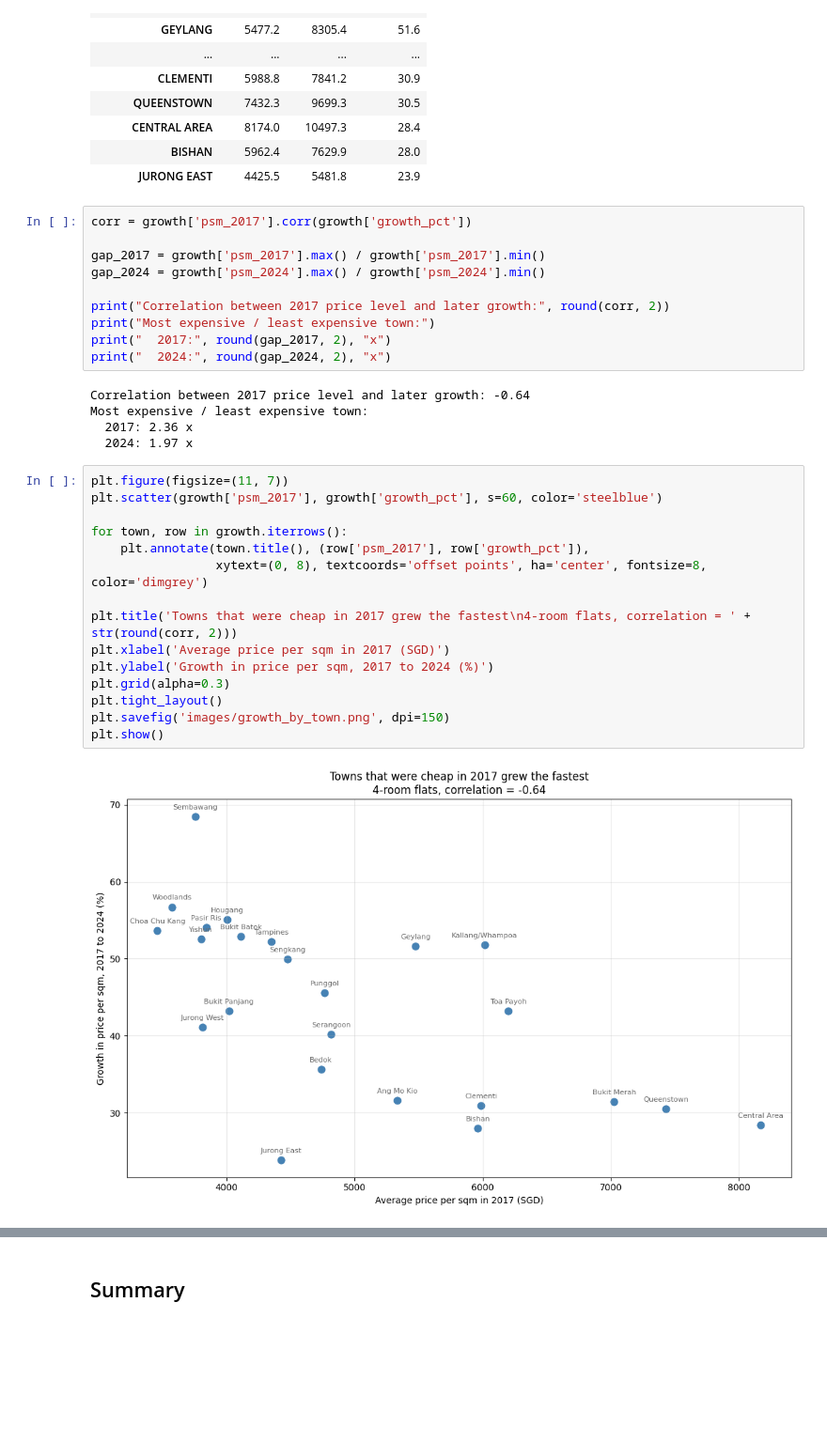
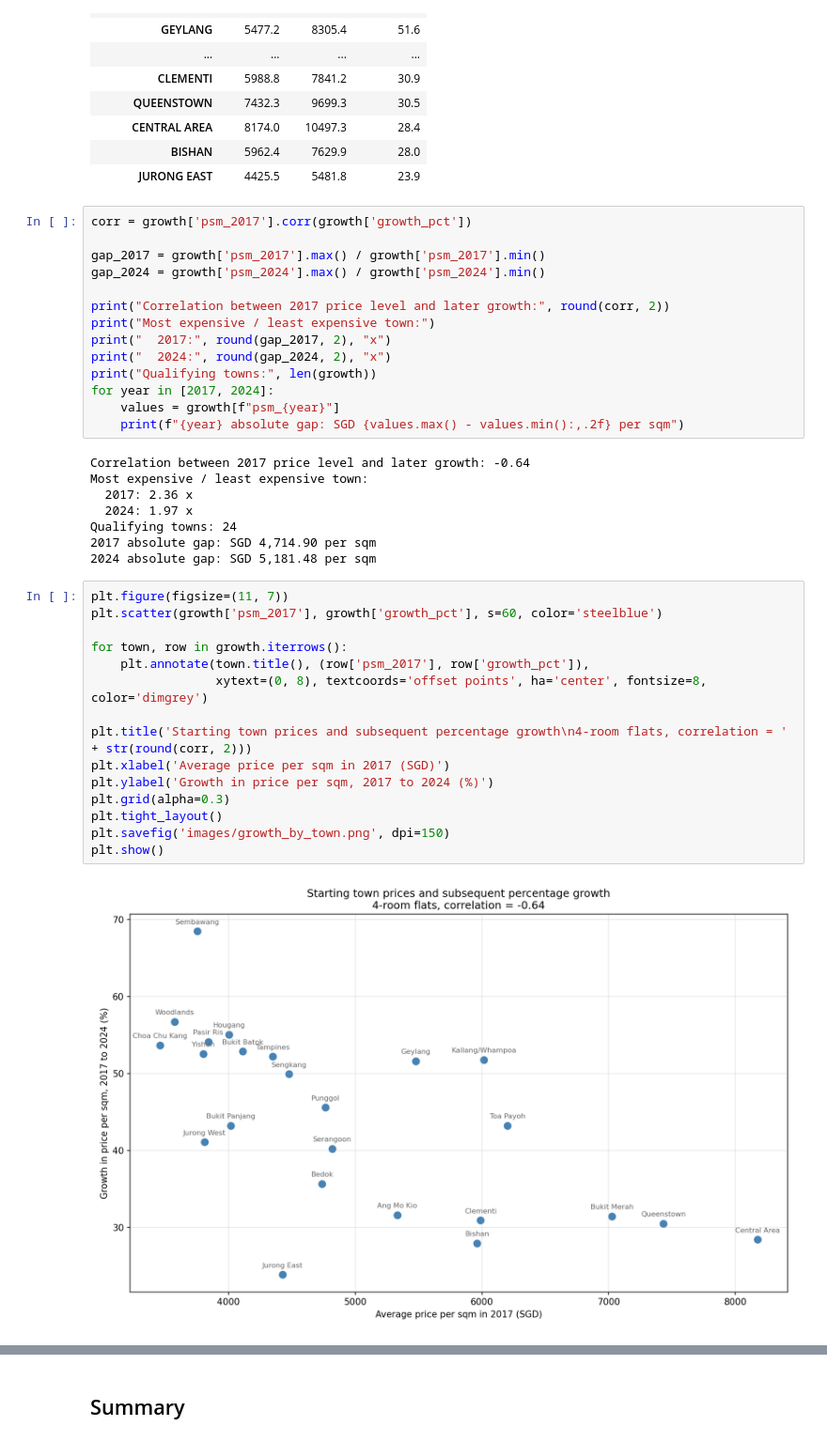
Before and after one commit to JinWanKim98/singapore-hdb-analysis, a Jupyter notebook: Singapore_HDB_Analysis.ipynb, the cells around one changed output, grey strips where cells are left out. Shown at 94% size. Drawn from its saved outputs; the diff is of its cells as text; blank space fills up the shorter version.

Commit message:
Correct HDB interpretation and report absolute town price gaps

```diff
--- a/Singapore_HDB_Analysis.ipynb
+++ b/Singapore_HDB_Analysis.ipynb
@@ -405,26 +384,33 @@ print("Correlation between 2017 price level and later growth:", round(corr, 2))
 print("Most expensive / least expensive town:")
 print("  2017:", round(gap_2017, 2), "x")
 print("  2024:", round(gap_2024, 2), "x")
+print("Qualifying towns:", len(growth))
+for year in [2017, 2024]:
+    values = growth[f"psm_{year}"]
+    print(f"{year} absolute gap: SGD {values.max() - values.min():,.2f} per sqm")
 # %% [output]
 Correlation between 2017 price level and later growth: -0.64
 Most expensive / least expensive town:
   2017: 2.36 x
   2024: 1.97 x
+Qualifying towns: 24
+2017 absolute gap: SGD 4,714.90 per sqm
+2024 absolute gap: SGD 5,181.48 per sqm
 # %%
 plt.figure(figsize=(11, 7))
 plt.scatter(growth['psm_2017'], growth['growth_pct'], s=60, color='steelblue')
 
 for town, row in growth.iterrows():
     plt.annotate(town.title(), (row['psm_2017'], row['growth_pct']),
                  xytext=(0, 8), textcoords='offset points', ha='center', fontsize=8, color='dimgrey')
 
-plt.title('Towns that were cheap in 2017 grew the fastest\n4-room flats, correlation = ' + str(round(corr, 2)))
+plt.title('Starting town prices and subsequent percentage growth\n4-room flats, correlation = ' + str(round(corr, 2)))
 plt.xlabel('Average price per sqm in 2017 (SGD)')
 plt.ylabel('Growth in price per sqm, 2017 to 2024 (%)')
 plt.grid(alpha=0.3)
 plt.tight_layout()
 plt.savefig('images/growth_by_town.png', dpi=150)
 plt.show()
 # %% [output]
-[figure, old version]
+[figure, new version]
 # %% [markdown]
```
Also changed, not shown: parts of 21 cells of this notebook, 8 other files.
